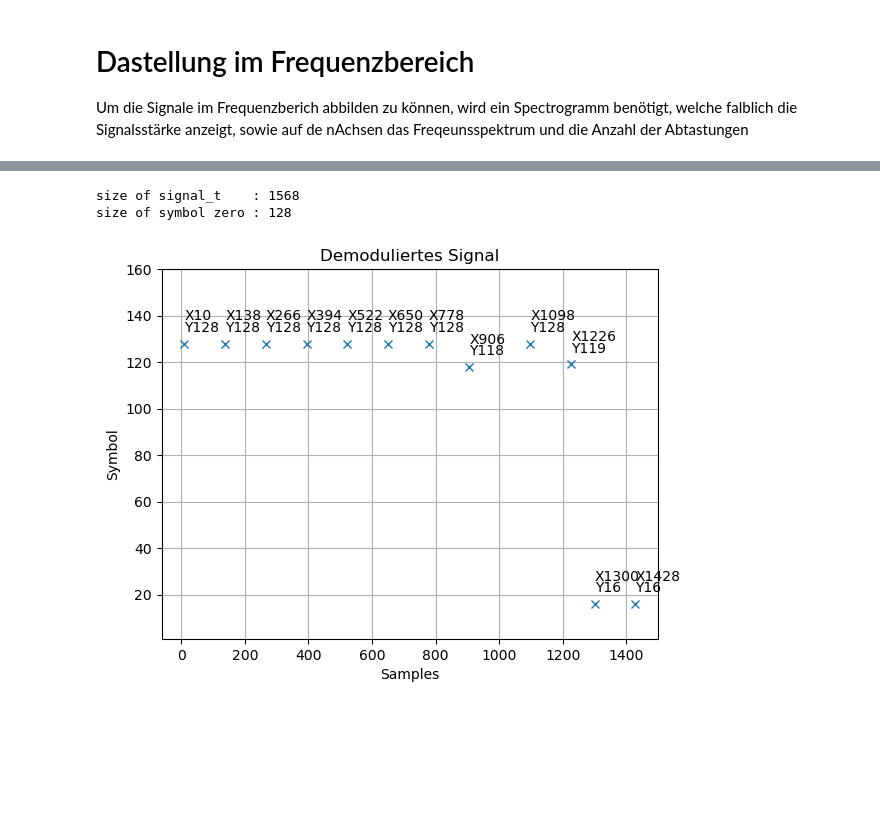
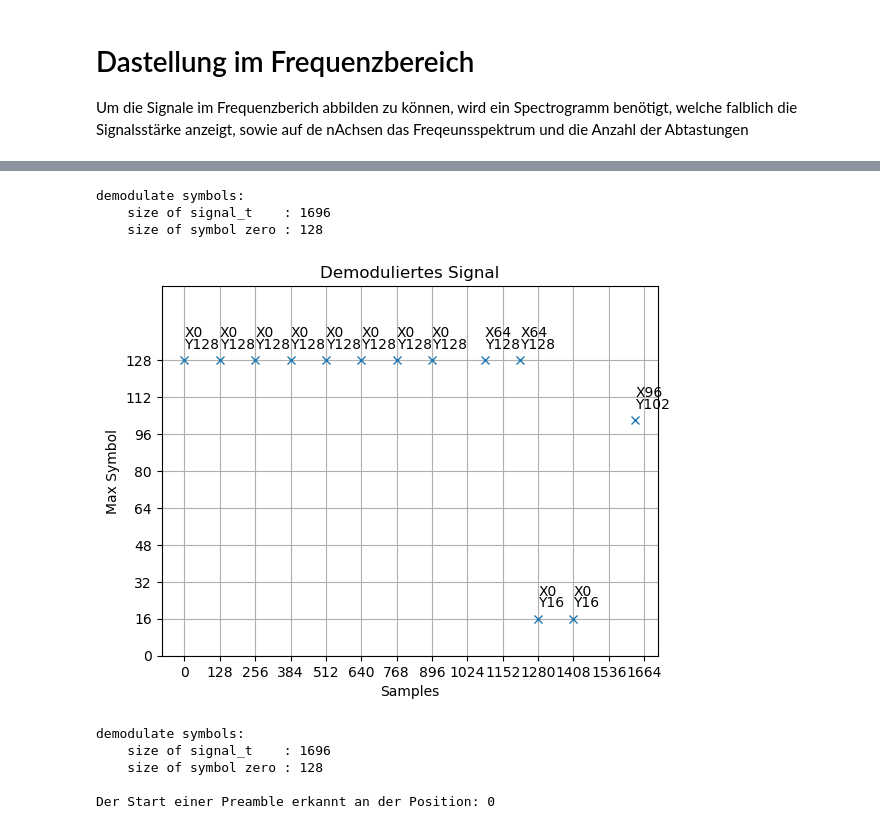
Before and after one commit to xedlix/PAIND, a Jupyter notebook: SDR/Code/Theorie.ipynb, the cells around one changed output, grey strips where cells are left out. Drawn from its saved outputs; the diff is of its cells as text; code cells hidden in the pictures; blank space fills up the shorter version.

```diff
--- a/SDR/Code/Theorie.ipynb
+++ b/SDR/Code/Theorie.ipynb
@@ -164,16 +189,29 @@ def visualize_symbols(signal_t):
 
     plt.show()
-# %%
-def real_preamble(preamble:complex,sample_shift:int,frequency_shift:int) -> complex:
-    # Timeshift
-    preamble = np.roll(preamble,-sample_shift)
-
-    # Frequencyshift
-
-    frequency_shift = np.exp(2j*np.pi*np.arange(len(preamble))*frequency_shift/128)
-
-    preamble = np.multiply(preamble,frequency_shift)
-    return preamble
+# %%
+def real_preamble(preamble:complex,sample_time_shift:int = 0 ,center_frequency_shift:int = 0) -> complex:
+    """
+    Addes an selected "Sample Time Offset" (STO) and "Carrier Frequency Offset" (CFO) to the Signal
+    This fixed offset error is a sign of a detectet preamble and its CFO & STO
+
+    Parameters:
+        preamble                (complex array) : input signal
+        sample_time_shift       (int)           : timeshift in number of samples (positive forward & negative backward)
+        center_frequency_shift  (int)           : frequencyshift  of the signal in degrees steps of the size 360/128    {0,..,128}
+
+    Returns:
+        position            (int) : gives the startpoint of the preample in the index array back. If none -1 will be returned
+    """
+    # Timeshift
+    if (sample_time_shift != 0):
+        preamble = np.roll(preamble,-sample_time_shift)
+
+    # Frequencyshift
+    if(center_frequency_shift != 0):
+        center_frequency_shift = np.exp(2j*np.pi*np.arange(len(preamble))*center_frequency_shift/128)
+        preamble = np.multiply(preamble,center_frequency_shift)
+
+    return preamble
 # %%
 # print("Perfect Preamble")
 # display_spectrogram(preamble)
@@ -183,10 +221,13 @@ def real_preamble(preamble:complex,sample_shift:int,frequency_shift:int) -> comp
 # preamble_f = real_preamble(preamble,0,30) # Frequencyoffset
 # print("Preamble with Frequencyoffset")
 # display_spectrogram(preamble_f)
-# %%
-preamble_f = real_preamble(preamble,10,0)
-visualize_symbols(preamble_f)
-# %% [output]
-size of signal_t    : 1568
-size of symbol zero : 128
-[figure, removed]
+# %%
+preamble_t = real_preamble(preamble,10,0)   # Timeoffset (STO) by 10 Samples
+preamble_f = real_preamble(preamble,0,10)   # Frequencyoffset (CFO) by 10*360/128
+preamble_tf= real_preamble(preamble,0,0)    # CFO & STO
+visualize_symbols(preamble_tf)
+# %% [output]
+demodulate symbols:
+    size of signal_t    : 1696
+    size of symbol zero : 128
+[figure, added]
@@ -192,0 +303,15 @@ size of symbol zero : 128
+# %%
+preamble_ex = real_preamble(preamble,-130,0)  # timeshift more than an hole symbol (new startposition at position 1)
+(index,symbols) = demod_symbols(preamble_ex)
+
+start_position_of_preamble = preamble_detection(index,symbols)
+if start_position_of_preamble == -1:
+    print("Keine Preamble erkannt")
+else:
+    print(f"Der Start einer Preamble erkannt an der Position: {start_position_of_preamble}")
+# %% [output]
+demodulate symbols:
+    size of signal_t    : 1696
+    size of symbol zero : 128
+
+Der Start einer Preamble erkannt an der Position: 0
```
Also changed, not shown: parts of 11 cells of this notebook.
